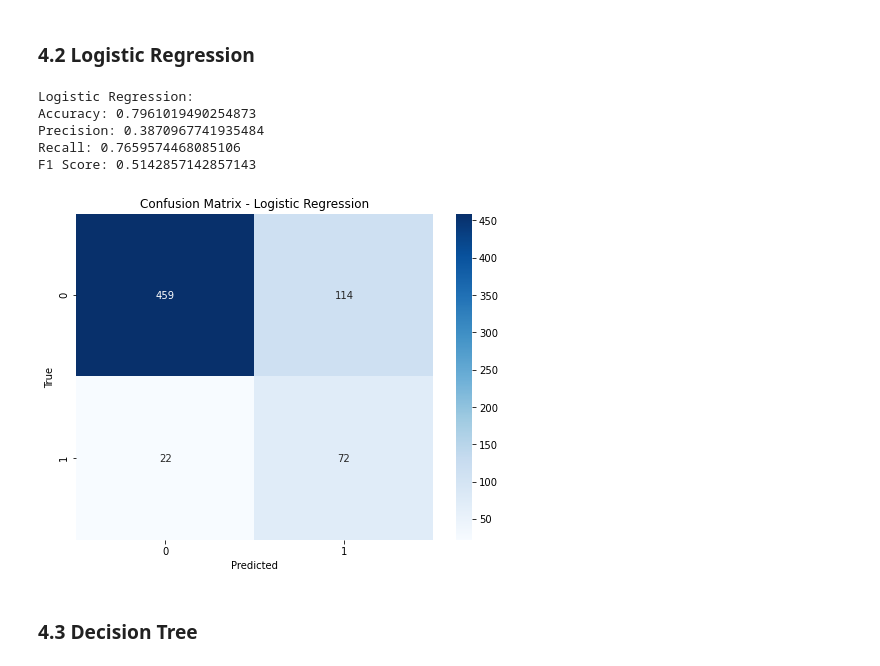
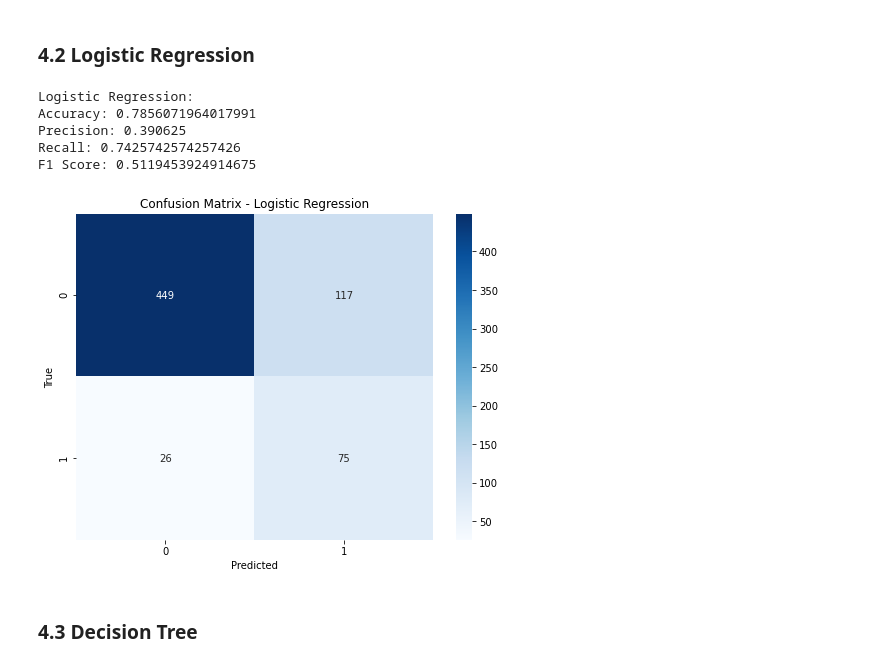
Before and after one commit to Ingavi39/Phase-3-project-, a Jupyter notebook: Phase 3 project.ipynb, the cells around one changed output. Cells and saved outputs as stored; diff of their text form; code cells hidden in the pictures.

```diff
--- a/Phase 3 project.ipynb
+++ b/Phase 3 project.ipynb
@@ -344,15 +334,14 @@ Encoded DataFrame:
 # %% [markdown]
 #### 3.3.2 One-Hot encoding
 # %%
-categorical_columns = ['state', 'area code', 'international plan', 'voice mail plan']
-
-
 preprocessor = ColumnTransformer(
     transformers=[
         ('cat', OneHotEncoder(sparse=False, drop='first'), categorical_columns)
     ],
     remainder='passthrough'
 )
+
+X_transformed = preprocessor.fit_transform(X)
 # %%
 scaler = MinMaxScaler()
 
@@ -380,5 +368,5 @@ X = df.drop("churn", axis=1)
 y = df["churn"]
 # %%
 # Performing a test split for the data
-X_train, X_test, y_train, y_test = train_test_split(X, y, test_size=0.2, random_state=110)
+X_train, X_test, y_train, y_test = train_test_split(X_transformed, y, test_size=0.2, random_state=42)
 # %%
@@ -389,36 +376,34 @@ X_train_resample,y_train_resample = sm.fit_resample(X_train,y_train)
 ### 4.2 Logistic Regression
 # %%
 logreg = LogisticRegression(random_state=110)
-
-logreg.fit(resampled_X_train, resampled_y_train)
-
+logreg.fit(X_train_resample, y_train_resample)
 y_pred_log = logreg.predict(X_test)
 # %%
 accuracy = accuracy_score(y_test, y_pred_log)
-precision = precision_score(y_test, y_pred_log)
-recall = recall_score(y_test, y_pred_log)
-f1 = f1_score(y_test, y_pred_log)
+precision = precision_score(y_test, y_pred_log, average='binary')
+recall = recall_score(y_test, y_pred_log, average='binary')
+f1 = f1_score(y_test, y_pred_log, average='binary')
 
 print('Logistic Regression:')
 print('Accuracy:', accuracy)
 print('Precision:', precision)
 print('Recall:', recall)
 print('F1 Score:', f1)
 
 cm = confusion_matrix(y_test, y_pred_log)
 
 plt.figure(figsize=(8, 6))
 sns.heatmap(cm, annot=True, cmap='Blues', fmt='d')
 plt.title('Confusion Matrix - Logistic Regression')
 plt.xlabel('Predicted')
 plt.ylabel('True')
 plt.show()
 # %% [output]
 Logistic Regression:
-Accuracy: 0.7961019490254873
-Precision: 0.3870967741935484
-Recall: 0.7659574468085106
-F1 Score: 0.5142857142857143
+Accuracy: 0.7856071964017991
+Precision: 0.390625
+Recall: 0.7425742574257426
+F1 Score: 0.5119453924914675
-[figure, old version]
+[figure, new version]
 # %% [markdown]
 ### 4.3 Decision Tree
```
Also changed, not shown: parts of 21 cells of this notebook.
